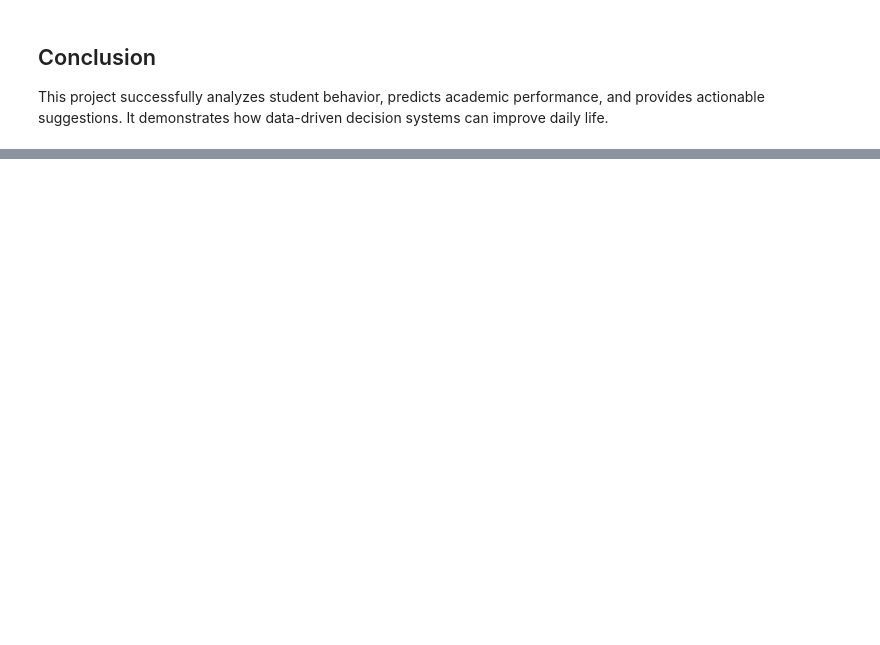
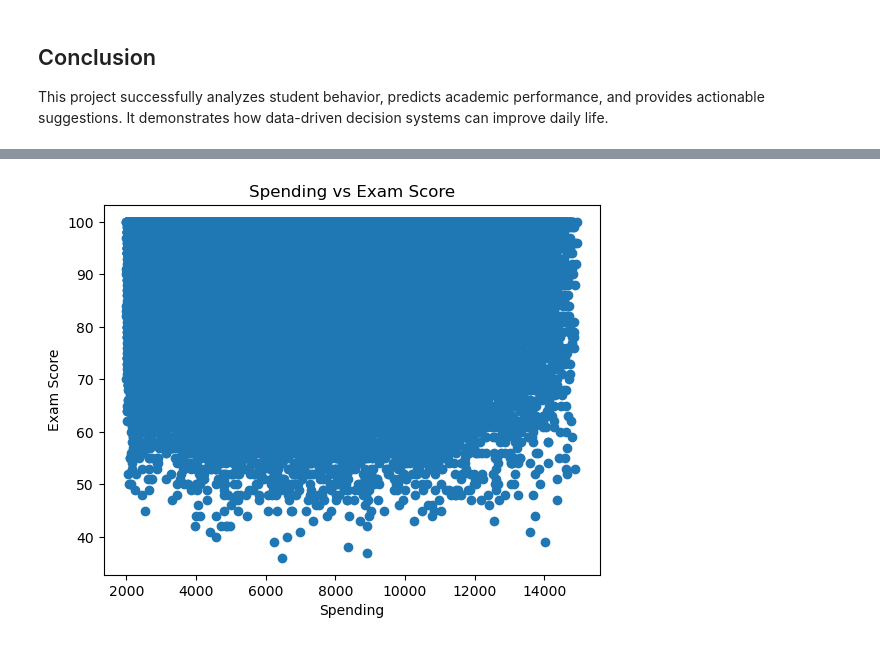
Before and after one commit to Naja-Hindh/smart-student-life-decision-system, a Jupyter notebook: notebooks/study_analysis.ipynb, the cells around one changed output, grey strips where cells are left out. Cells and saved outputs as stored; diff of their text form; code cells hidden in the pictures; blank space fills up the shorter version.

```diff
--- a/notebooks/study_analysis.ipynb
+++ b/notebooks/study_analysis.ipynb
@@ -394,0 +726,8 @@ This project successfully analyzes student behavior, predicts academic performan
+# %%
+plt.scatter(spending_df["monthly_spending"], spending_df["exam_score"])
+plt.xlabel("Spending")
+plt.ylabel("Exam Score")
+plt.title("Spending vs Exam Score")
+plt.show()
+# %% [output]
+[figure, added]
```
Also changed, not shown: parts of 92 cells of this notebook.
